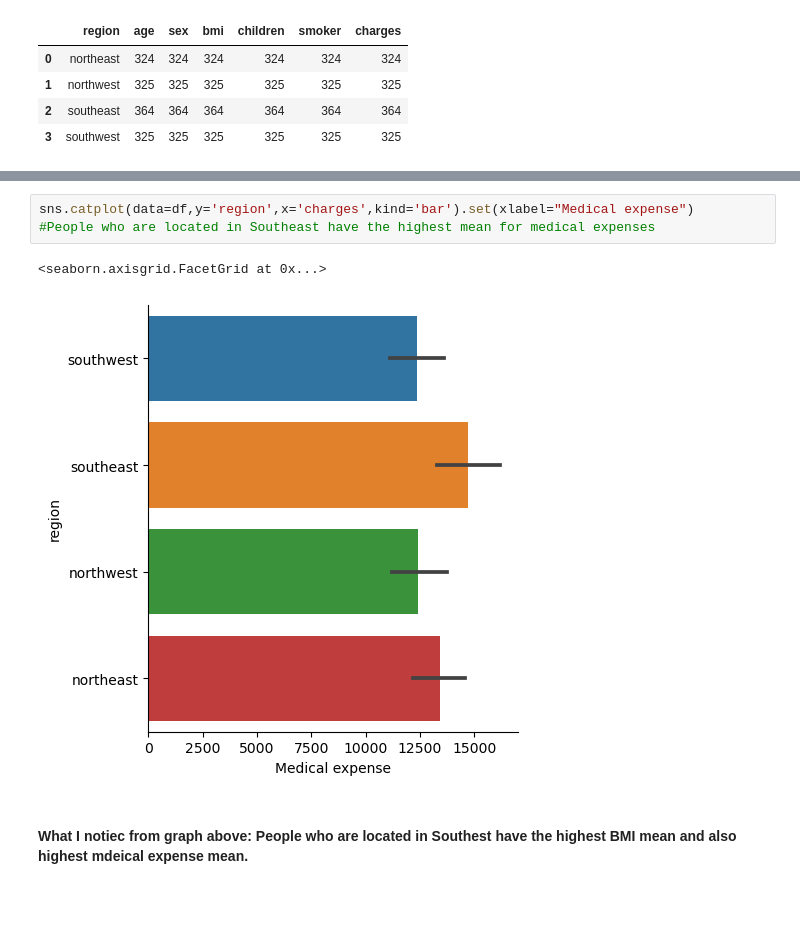
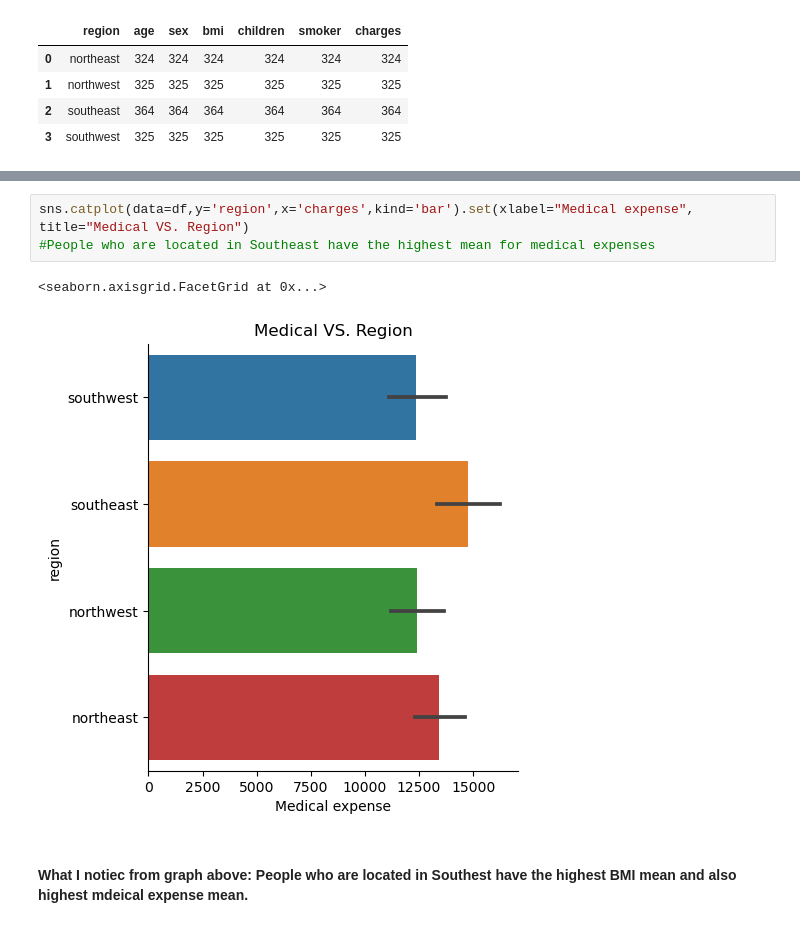
Before and after one commit to ubco-W2022T2-data301/project-group-group10, a Jupyter notebook: analysis/analysis3.ipynb, the cells around one changed output, grey strips where cells are left out. Cells and saved outputs as stored; diff of their text form; blank space fills up the shorter version.

```diff
--- a/analysis/analysis3.ipynb
+++ b/analysis/analysis3.ipynb
@@ -87,8 +87,8 @@ sns.catplot(data=df,y='region',x='bmi',kind='bar')
 # %%
-sns.catplot(data=df,y='region',x='charges',kind='bar').set(xlabel="Medical expense")
+sns.catplot(data=df,y='region',x='charges',kind='bar').set(xlabel="Medical expense", title="Medical VS. Region")
 #People who are located in Southeast have the highest mean for medical expenses
 # %% [output]
 <seaborn.axisgrid.FacetGrid at 0x...>
-[figure, old version]
+[figure, new version]
 # %% [markdown]
 #### What I notiec from graph above: People who are located in Southest have the highest BMI mean and also highest mdeical expense mean.
```
Also changed, not shown: parts of 12 cells of this notebook.
